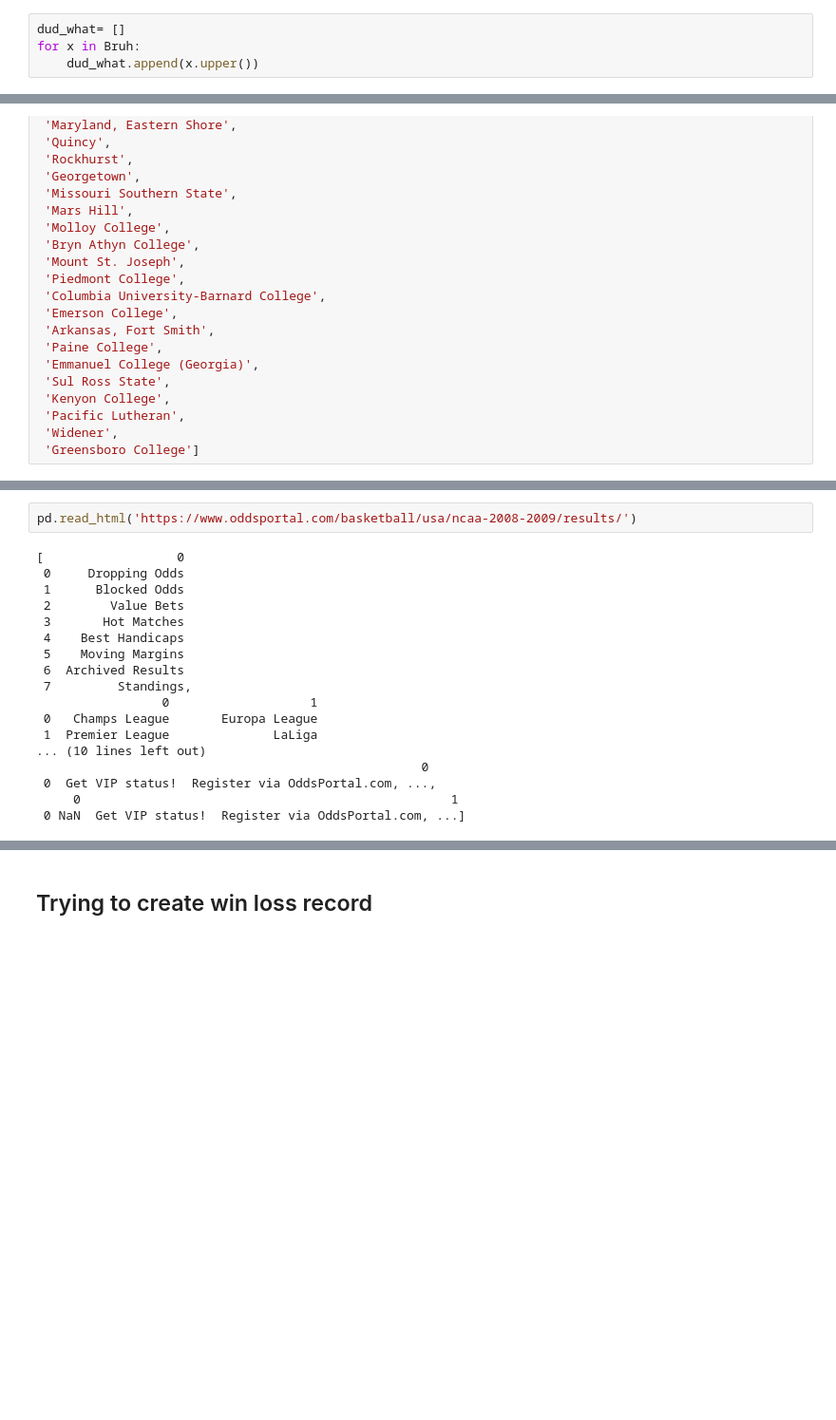
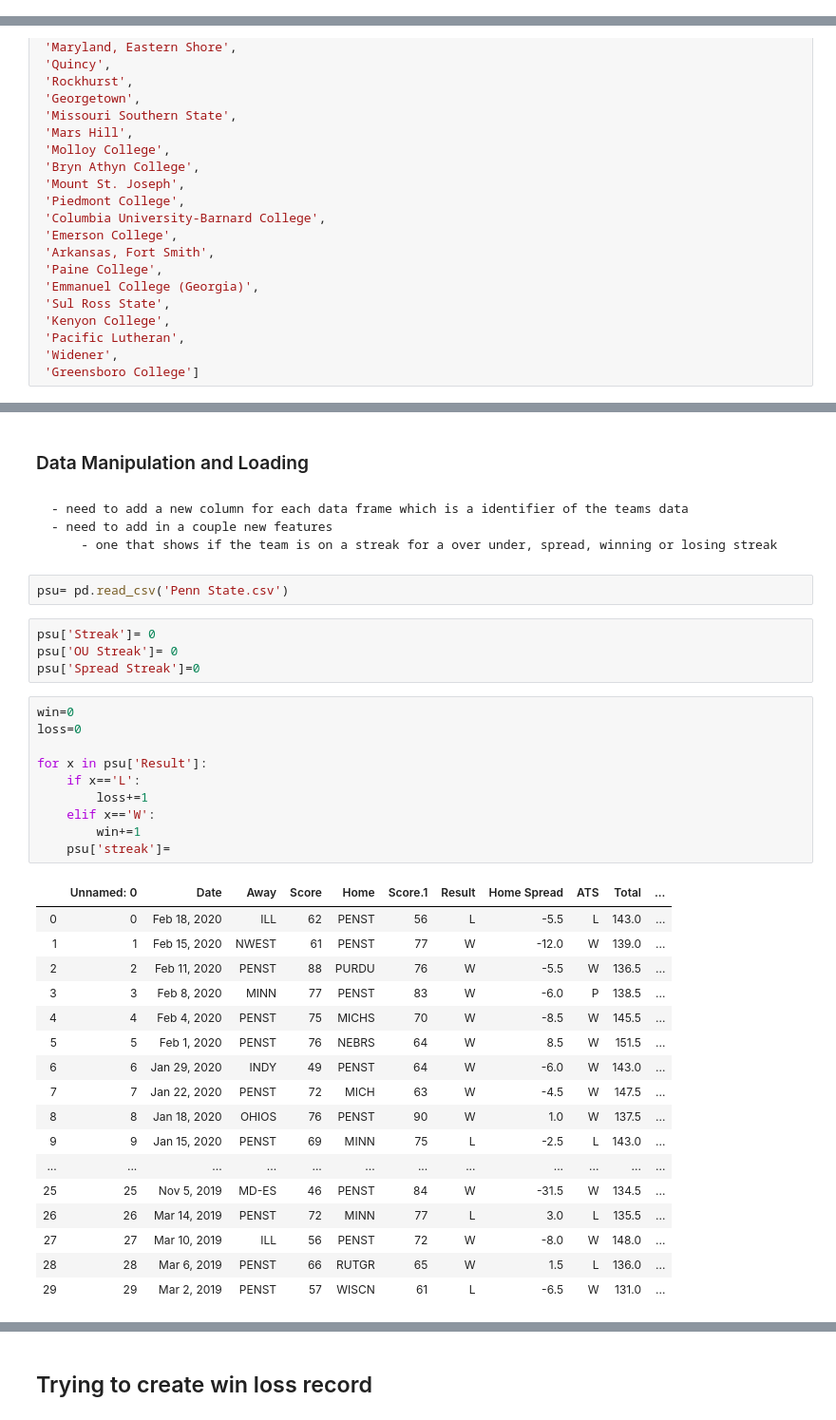
Before and after one commit to gabertooth/sportmodeling, a Jupyter notebook: College B-Ball .ipynb, the cells around one changed output, grey strips where cells are left out. Shown at 95% size. Saved outputs shown, nothing was run; the diff lists cells and outputs as text; blank space fills up the shorter version.

```diff
--- a/College B-Ball .ipynb
+++ b/College B-Ball .ipynb
@@ -260,4 +103,0 @@ dud_what
-# %%
-dud_what= []
-for x in Bruh:
-    dud_what.append(x.upper())
@@ -577,20 +156,40 @@ bruh=['Newman', 'Lesley', 'Rhodes College', 'Tennessee at Chattanooga','Rice',
-# %%
-pd.read_html('https://www.oddsportal.com/basketball/usa/ncaa-2008-2009/results/')
-# %% [output]
-[                  0
- 0     Dropping Odds
- 1      Blocked Odds
- 2        Value Bets
- 3       Hot Matches
- 4    Best Handicaps
- 5    Moving Margins
- 6  Archived Results
- 7         Standings,
-                 0                   1
- 0   Champs League       Europa League
- 1  Premier League              LaLiga
-... (10 lines left out)
-                                                    0
- 0  Get VIP status!  Register via OddsPortal.com, ...,
-     0                                                  1
- 0 NaN  Get VIP status!  Register via OddsPortal.com, ...]
+# %% [markdown]
+### Data Manipulation and Loading
+# %% [markdown]
+    - need to add a new column for each data frame which is a identifier of the teams data
+    - need to add in a couple new features
+        - one that shows if the team is on a streak for a over under, spread, winning or losing streak
+# %%
+psu= pd.read_csv('Penn State.csv')
+# %%
+psu['Streak']= 0
+psu['OU Streak']= 0
+psu['Spread Streak']=0
+# %%
+win=0
+loss=0
+
+for x in psu['Result']:
+    if x=='L':
+        loss+=1
+    elif x=='W':
+        win+=1
+    psu['streak']=
+# %% [output]
+|  | Unnamed: 0 | Date | Away | Score | Home | Score.1 | Result | Home Spread | ATS | Total | ... |
+| 0 | 0 | Feb 18, 2020 | ILL | 62 | PENST | 56 | L | -5.5 | L | 143.0 | ... |
+| 1 | 1 | Feb 15, 2020 | NWEST | 61 | PENST | 77 | W | -12.0 | W | 139.0 | ... |
+| 2 | 2 | Feb 11, 2020 | PENST | 88 | PURDU | 76 | W | -5.5 | W | 136.5 | ... |
+| 3 | 3 | Feb 8, 2020 | MINN | 77 | PENST | 83 | W | -6.0 | P | 138.5 | ... |
+| 4 | 4 | Feb 4, 2020 | PENST | 75 | MICHS | 70 | W | -8.5 | W | 145.5 | ... |
+| 5 | 5 | Feb 1, 2020 | PENST | 76 | NEBRS | 64 | W | 8.5 | W | 151.5 | ... |
+| 6 | 6 | Jan 29, 2020 | INDY | 49 | PENST | 64 | W | -6.0 | W | 143.0 | ... |
+| 7 | 7 | Jan 22, 2020 | PENST | 72 | MICH | 63 | W | -4.5 | W | 147.5 | ... |
+| 8 | 8 | Jan 18, 2020 | OHIOS | 76 | PENST | 90 | W | 1.0 | W | 137.5 | ... |
+| 9 | 9 | Jan 15, 2020 | PENST | 69 | MINN | 75 | L | -2.5 | L | 143.0 | ... |
+| ... | ... | ... | ... | ... | ... | ... | ... | ... | ... | ... | ... |
+| 25 | 25 | Nov 5, 2019 | MD-ES | 46 | PENST | 84 | W | -31.5 | W | 134.5 | ... |
+| 26 | 26 | Mar 14, 2019 | PENST | 72 | MINN | 77 | L | 3.0 | L | 135.5 | ... |
+| 27 | 27 | Mar 10, 2019 | ILL | 56 | PENST | 72 | W | -8.0 | W | 148.0 | ... |
+| 28 | 28 | Mar 6, 2019 | PENST | 66 | RUTGR | 65 | W | 1.5 | L | 136.0 | ... |
+| 29 | 29 | Mar 2, 2019 | PENST | 57 | WISCN | 61 | L | -6.5 | W | 131.0 | ... |
```
Also changed, not shown: parts of 37 cells of this notebook, 5 other files.
